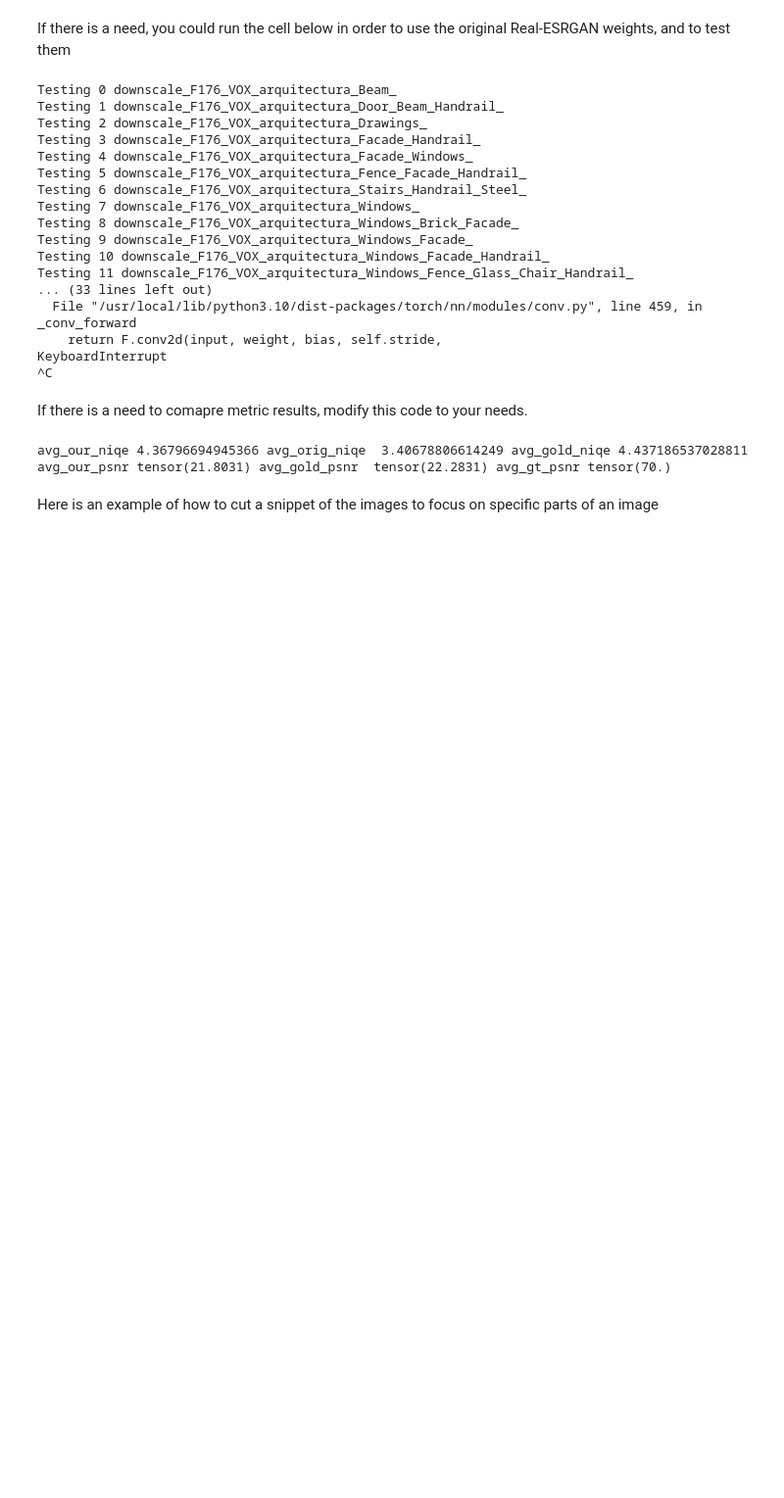
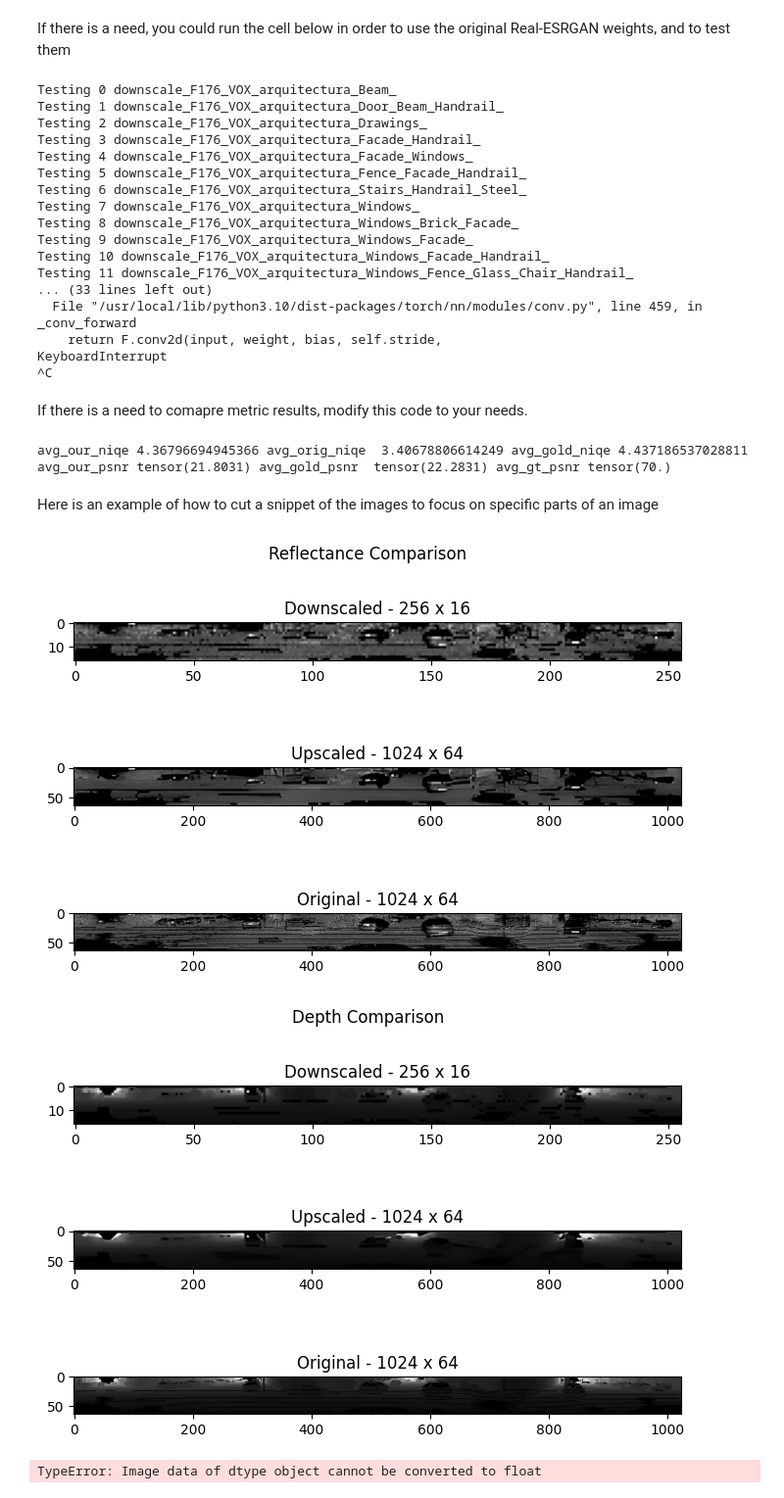
Before and after one commit to AIR-UFG/real_esrgan_semantic_kitti_finetune, a Jupyter notebook: Real_ESRGAN_architecture_finetune.ipynb, the cells around one changed output. Shown at 98% size. Cells and saved outputs as stored; diff of their text form; code cells hidden in the pictures; blank space fills up the shorter version.

```diff
--- a/Real_ESRGAN_architecture_finetune.ipynb
+++ b/Real_ESRGAN_architecture_finetune.ipynb
@@ -276,3 +276,57 @@ for category in catgories:
   images.append(image)
 
   image.save("patches/patch_" + category + "_" + og_filename + ext)
+# %%
+from PIL import Image # pip install pillow
+
+import matplotlib.pyplot as plt # pip install matplotlib
+
+# Load the images
+orig1 = Image.open("images/hq/original/01_frame_000124_depth_original.png")
+orig2 = Image.open("images/hq/original/01_frame_000124_reflectance_original.png")
+orig3 = Image.open("images/hq/original/01_frame_000054_depth_original.png")
+orig4 = Image.open("images/hq/original/01_frame_000054_reflectance_original.png")
+
+downscale1 = Image.open("images/lq/01_frame_000124_depth.png")
+downscale2 = Image.open("images/lq/01_frame_000124_reflectance.png")
+downscale3 = Image.open("images/lq/01_frame_000054_depth.png")
+downscale4 = Image.open("images/lq/01_frame_000054_reflectance.png")
+
+upscale1 = Image.open("images/hq/upscaled/01_frame_000124_depth_out.png")
+upscale2 = Image.open("images/hq/upscaled/01_frame_000124_reflectance_out.png")
+upscale3 = Image.open("images/hq/upscaled/01_frame_000054_depth_out.png")
+upscale4 = Image.open("images/hq/upscaled/01_frame_000054_reflectance_out.png")
+
+# reflectance images
+
+fig, axs = plt.subplots(nrows=3, ncols=1, figsize=(8, 12))
+fig.suptitle('Reflectance Comparison')
+
+axs[0].imshow(downscale4, cmap='gray')
+axs[0].set_title('Downscaled - 256 x 16')
+axs[1].imshow(upscale4, cmap='gray')
+axs[1].set_title('Upscaled - 1024 x 64')
+axs[2].imshow(orig4, cmap='gray')
+axs[2].set_title('Original - 1024 x 64')
+
+fig.subplots_adjust(top=0.95, bottom=0.6)
+plt.show()
+
+# depth images
+
+fig2, axs2 = plt.subplots(nrows=3, ncols=1, figsize=(8, 12))
+fig2.suptitle('Depth Comparison')
+
+axs2[0].imshow(downscale3, cmap='gray')
+axs2[0].set_title('Downscaled - 256 x 16')
+axs2[1].imshow(upscale3, cmap='gray')
+axs2[1].set_title('Upscaled - 1024 x 64')
+axs2[2].imshow(orig3, cmap='gray')
+axs2[2].set_title('Original - 1024 x 64')
+
+fig2.subplots_adjust(top=0.95, bottom=0.6)
+plt.show()
+# %% [output]
+[figure, added]
+[figure, added]
+TypeError: Image data of dtype object cannot be converted to float
```
Also changed, not shown: parts of 1 cell of this notebook, 35 other files.
